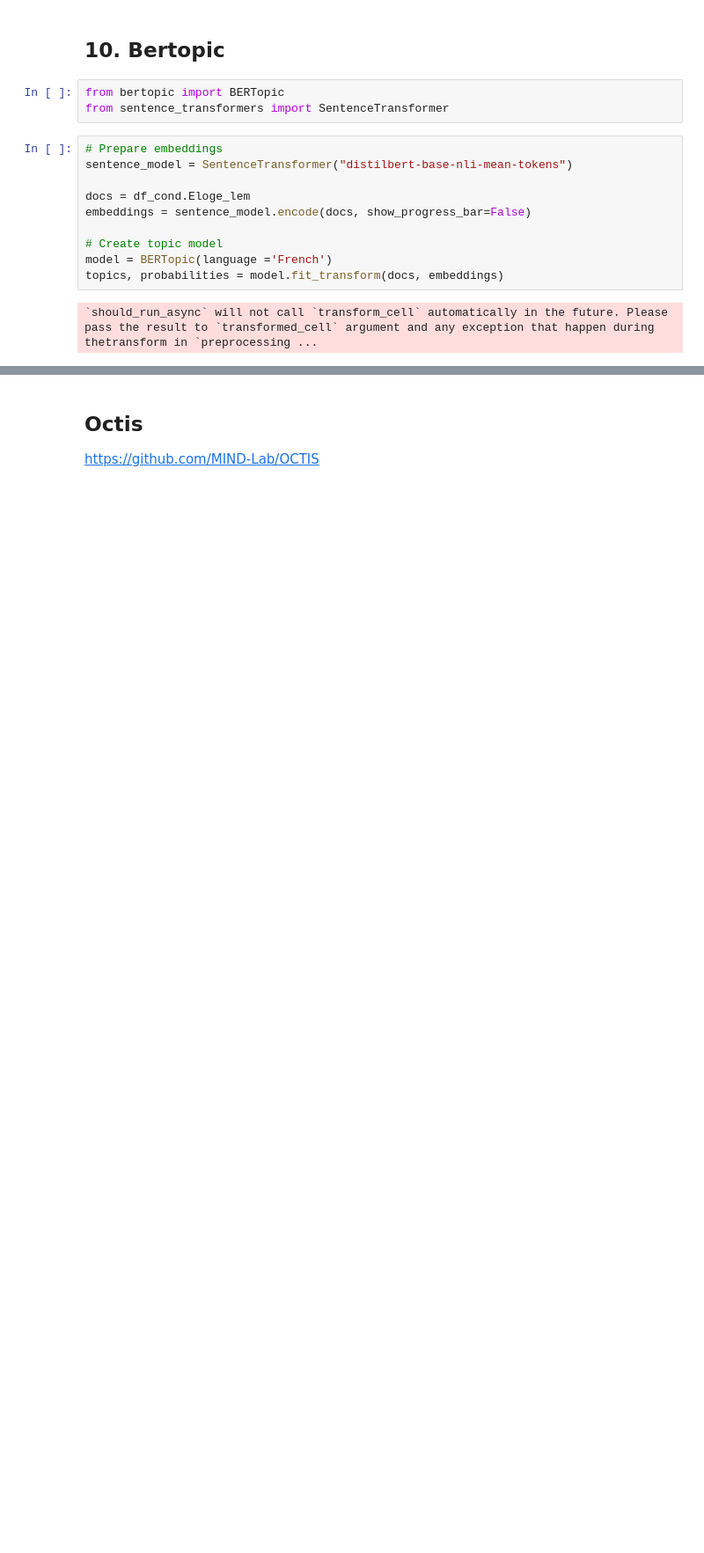
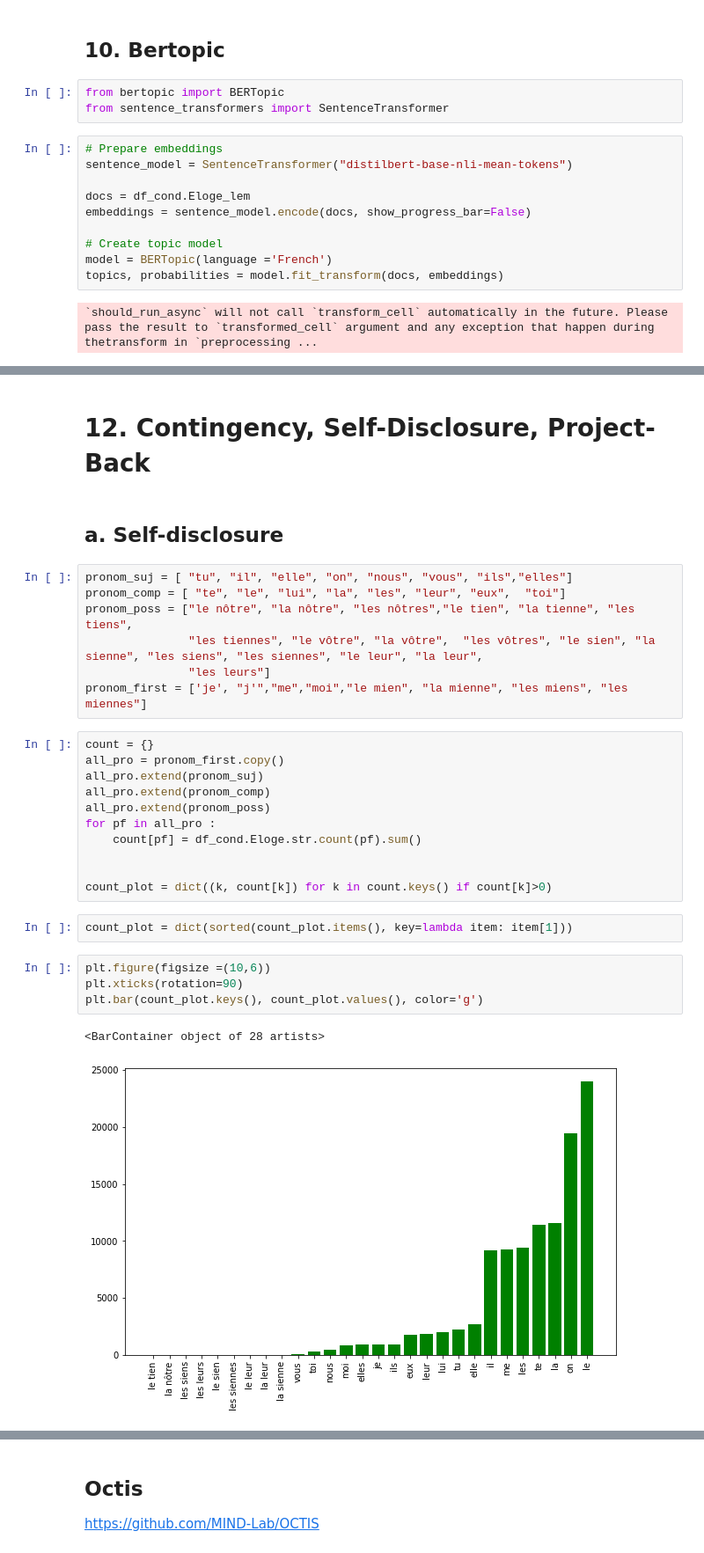
Before and after one commit to LHST-EPFL/eloge_academie, a Jupyter notebook: Code/Condorcet/Topic Modeling.ipynb, the cells around one changed output, grey strips where cells are left out. Shown at 88% size. Saved outputs shown, nothing was run; the diff lists cells and outputs as text; blank space fills up the shorter version.

```diff
--- a/Code/Condorcet/Topic Modeling.ipynb
+++ b/Code/Condorcet/Topic Modeling.ipynb
@@ -727,0 +854,31 @@ topics, probabilities = model.fit_transform(docs, embeddings)
+# %% [markdown]
+# 12. Contingency, Self-Disclosure, Project-Back
+# %% [markdown]
+## a. Self-disclosure
+# %%
+pronom_suj = [ "tu", "il", "elle", "on", "nous", "vous", "ils","elles"]
+pronom_comp = [ "te", "le", "lui", "la", "les", "leur", "eux",  "toi"]
+pronom_poss = ["le nôtre", "la nôtre", "les nôtres","le tien", "la tienne", "les tiens",
+               "les tiennes", "le vôtre", "la vôtre",  "les vôtres", "le sien", "la sienne", "les siens", "les siennes", "le leur", "la leur",
+               "les leurs"]
+pronom_first = ['je', "j'","me","moi","le mien", "la mienne", "les miens", "les miennes"]
+# %%
+count = {}
+all_pro = pronom_first.copy()
+all_pro.extend(pronom_suj)
+all_pro.extend(pronom_comp)
+all_pro.extend(pronom_poss)
+for pf in all_pro :
+    count[pf] = df_cond.Eloge.str.count(pf).sum()
+
+
+count_plot = dict((k, count[k]) for k in count.keys() if count[k]>0)
+# %%
+count_plot = dict(sorted(count_plot.items(), key=lambda item: item[1]))
+# %%
+plt.figure(figsize =(10,6))
+plt.xticks(rotation=90)
+plt.bar(count_plot.keys(), count_plot.values(), color='g')
+# %% [output]
+<BarContainer object of 28 artists>
+[figure, added]
```
Also changed, not shown: parts of 29 cells of this notebook.
